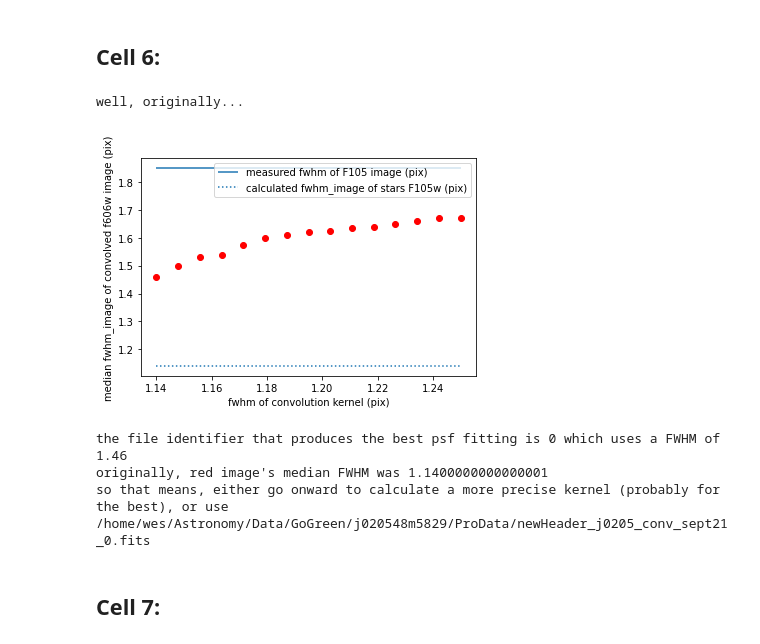
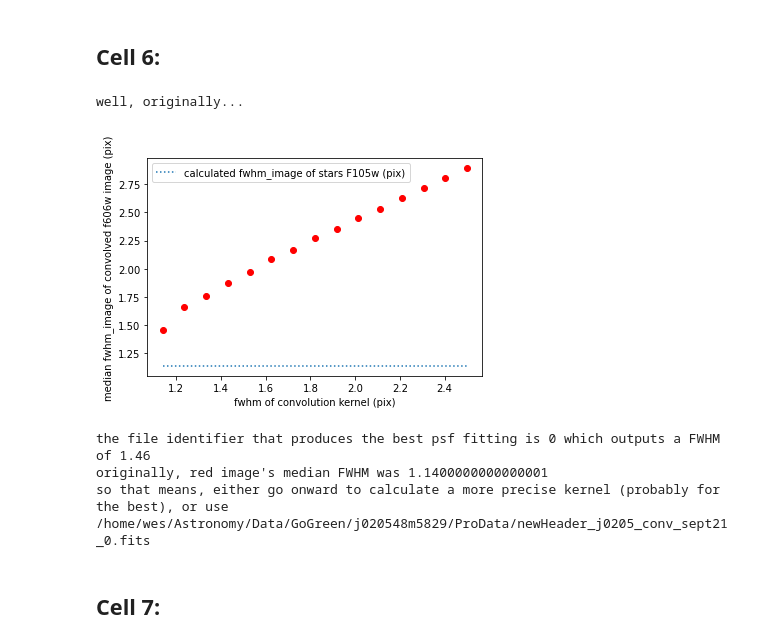
Before and after one commit to weslumundo/catalog_creation, a Jupyter notebook: convolution/Convolutin_py3_v2.ipynb, the cells around one changed output. Drawn from its saved outputs; the diff is of its cells as text; code cells hidden in the pictures.

```diff
--- a/convolution/Convolutin_py3_v2.ipynb
+++ b/convolution/Convolutin_py3_v2.ipynb
@@ -60,23 +61,27 @@ fwhm_red_pix = 1.85 #well, you need to measure this as ^
 #do some calculations about the range of convolution kernels to try
 
 cd1_red=hdr_red['CD1_1']
+#!!!
 cd1_red_arc=abs(cd1_red) * 3600.0
 fwhm_red_arc= fwhm_red_pix*cd1_red_arc
 table_red=ic.makecat(filered,see=fwhm_red_arc)
 pseudomag=(-1.0)*np.log10(table_red['FLUX_APER'])
 table_red['MAG']=pseudomag #calcfwhm won't run without a 'Mag' column to select the most 'stellar sequence' of objects
 redtable_temp=ic.calcfwhm(table_red,star_limit=0.8,maglow=-2.5,maghigh=-0.25,fwhmlim=3.5)
-fwhm_red_recalcd=np.median(redtable_temp['FWHM_IMAGE'])
-fwhm_red_recalc_arc=fwhm_red_recalcd*cd1_red_arc
+fwhm_red_recalcd=np.median(redtable_temp['FWHM_IMAGE'])#$$$
+fwhm_red_recalc_arc=fwhm_red_recalcd*cd1_red_arc#!!!
 print(fwhm_red_recalc_arc)
 
 #only need this to get a reasonable range for the convolution kernels to try
-cd1_blue=hdr_ogblue['CD1_1']
+#!!!
+#cd1_blue=hdr_ogblue['CD1_1']
+cd1_blue=hdr_reprj['CD1_1']
 cd1_blue_arc=abs(cd1_blue)*3600.0
-fwhm_blue_arc=fwhm_blue_pix*cd1_blue_arc
+fwhm_blue_arc=fwhm_blue_pix*cd1_blue_arc#!!!
 print('fwhmbluearc',fwhm_blue_arc)
 
 #only need this to convert to the correct pixel scale.
+#!!!
 cd1_reproj=hdr_reprj['CD1_1']
 cd1_reproj_arc=abs(cd1_reproj)*3600.0
 
@@ -86,9 +91,11 @@ cd1_reproj_arc=abs(cd1_reproj)*3600.0
 ########an average in-between value would be calculated like this: fwhm2=((fwhmarcred**2.0)-(fwhmarcblue**2.0))**(1/2)
 #or set up an array to do several convolutions, which is what is below.
 
-yarray1=np.linspace(fwhm_red_recalc_arc,fwhm_blue_arc,15,endpoint=True)
+#WES: If the fwhm of blue is smaller, try div 6 instead of div 4 -- play around with this
+#yarray1=np.linspace(fwhm_red_recalc_arc,fwhm_blue_arc,15,endpoint=True)
+yarray1=np.linspace(fwhm_red_recalc_arc/2.,fwhm_blue_arc/4.,15,endpoint=True)
 #that's an appropriate range in arcseconds
-yarray=yarray1/cd1_reproj_arc
+yarray=yarray1/cd1_reproj_arc#!!!
 #now it's in pixels
 #print(yarray1)
 
@@ -141,15 +148,17 @@ for item in files:
     table1=ic.makecat(item,see=fwhm_red_recalc_arc)
     pseudomags=(-1.0)*np.log10(table1['FLUX_APER'])
     table1['MAG']=pseudomags
-    #plt.plot(table1['MAG'],table1['FWHM_IMAGE'],'ro')
-    #plt.title('Does the stellar sequence stay appropriate in this pre-determined range?')
-    #plt.ylim(0.0,4.5)
-    #plt.xlim(-2.2,-1.0)
-    #plt.show()
+    ##
+    plt.plot(table1['MAG'],table1['FWHM_IMAGE'],'ro')
+    plt.title('Does the stellar sequence stay appropriate in this pre-determined range?')
+    plt.ylim(0.0,4.5)
+    plt.xlim(-2.2,-1.0)
+    plt.show()
+    ##
     newlimitedtable=ic.calcfwhm(table1)
     #you can enter plottin=True as an optional argument in calcfwhm
     #that lets you see the stellar sequence that falls in the selection range used for making a new, limited table
-    fwhmmed=np.median(newlimitedtable['FWHM_IMAGE'])
+    fwhmmed=np.median(newlimitedtable['FWHM_IMAGE'])#draw a line here, should match with stars
     fwhm_median.append(fwhmmed)
     print('-------------')
     i+=1
@@ -199,37 +210,39 @@ convolved by FWHM 1.1792857142856983 pixels, aka 0.11792857142856654 arcsec kern
 # %%
 ##cell 6
 #USE THIS PLOT TO MAKE A QUICK DETERMINATION OF WHAT CONVOLUTION KERNEL BEST RE-PRODUCES THE FWHM OF THE RED IMAGE
 #the short code below plt.show() does the calculation for you to find k, the identifier for the best-fit kernel fwhm
 #also note that due to the yarray set-up, it plots the points from right to left
 #so count from right to left if you use the image.
 
 print('well, originally...')
 plt.plot(yarray,fwhm_median,'ro')
-plt.hlines(fwhm_red_pix,xmin=yarray[0],xmax=yarray[len(yarray)-1],label='measured fwhm of F105 image (pix)')
+#plt.hlines(fwhm_red_pix,xmin=yarray[0],xmax=yarray[len(yarray)-1],label='measured fwhm of F105 image (pix)')
 plt.hlines(fwhm_red_recalcd,xmin=yarray[0],xmax=yarray[len(yarray)-1],label='calculated fwhm_image of stars F105w (pix)',linestyle=':')
 plt.xlabel('fwhm of convolution kernel (pix)')
 plt.ylabel('median fwhm_image of convolved f606w image (pix)')
 plt.legend()
 plt.show()
 
 #this figures out which of the results is the best fit to the required PSF
 s=abs(fwhm_median-fwhm_red_recalcd)
 g=[]
 #b='%.3f'%s[:]
 #print(b)
+#!!!
 for n in s:
     f='%.3f'%n
     r= float(f) == np.around(s.min(),3)
     g.append(r)
 
 k= int(np.where(g)[0])
-print('the file identifier that produces the best psf fitting is',k,'which uses a FWHM of',fwhm_median[k])
+#print('the file identifier that produces the best psf fitting is',k,'which uses a FWHM of',fwhm_median[k])
+print('the file identifier that produces the best psf fitting is',k,'which outputs a FWHM of',fwhm_median[k])
 print('originally, red image\'s median FWHM was',fwhm_red_recalcd)
 print('so that means, either go onward to calculate a more precise kernel (probably for the best), or use ',files[k])
 # %% [output]
 well, originally...
-[figure, old version]
+[figure, new version]
-the file identifier that produces the best psf fitting is 0 which uses a FWHM of 1.46
+the file identifier that produces the best psf fitting is 0 which outputs a FWHM of 1.46
 originally, red image's median FWHM was 1.1400000000000001
 so that means, either go onward to calculate a more precise kernel (probably for the best), or use  /home/wes/Astronomy/Data/GoGreen/j020548m5829/ProData/newHeader_j0205_conv_sept21_0.fits
 # %% [markdown]
```
Also changed, not shown: parts of 6 cells of this notebook, 1 other file.
